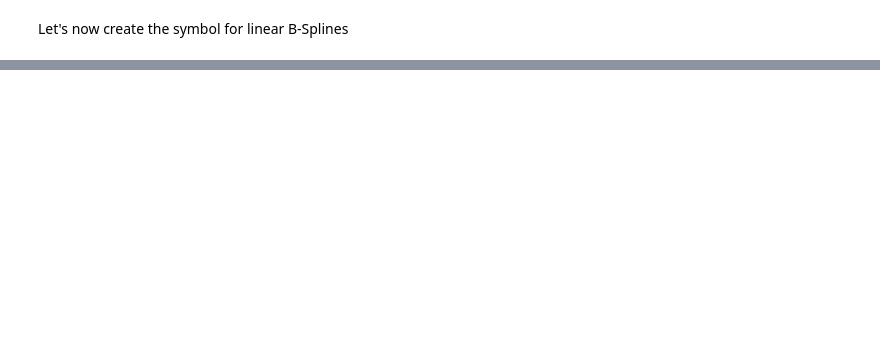
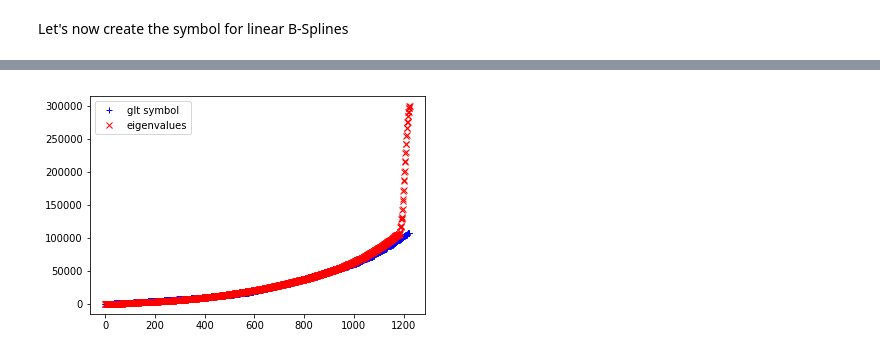
Before and after one commit to pyccel/IGA-Python, a Jupyter notebook: lessons/Chapter7/04_anisotropic_diffusion_2d.ipynb, the cells around one changed output, grey strips where cells are left out. Saved outputs shown, nothing was run; the diff lists cells and outputs as text; code cells hidden in the pictures; blank space fills up the shorter version.

```diff
--- a/lessons/Chapter7/04_anisotropic_diffusion_2d.ipynb
+++ b/lessons/Chapter7/04_anisotropic_diffusion_2d.ipynb
@@ -169,0 +261,11 @@ plt.colorbar();
+# %%
+d_args = {'k_par': 1.e5}
+M = assemble_matrix(V, kernel_f90, args=d_args).tocsr()
+# %%
+# import eigenvalue solver
+from scipy.linalg import eig
+
+M = M.todense()
+w, v = eig(M)
+wr = w.real
+wr.sort()
@@ -169,0 +287,19 @@ plt.colorbar();
+# %%
+# ... example of symbol evaluation
+[n1,n2] = [W.nbasis for W in V.spaces]
+
+t1 = linspace(-pi,pi, n1)
+t2 = linspace(-pi,pi, n2)
+x1 = linspace(0.,1., n1)
+x2 = linspace(0.,1., n2)
+e = zeros((n1, n2), order='F')
+symbol_a(x1,x2,t1,t2, e, d_args['k_par'])
+t = e.ravel()
+t.sort()
+# ...
+# %%
+plt.plot(t, "+b", label="glt symbol")
+plt.plot(wr, "xr", label="eigenvalues")
+plt.legend(loc=2);
+# %% [output]
+[figure, added]
```
Also changed, not shown: parts of 12 cells of this notebook, 5 other files.
